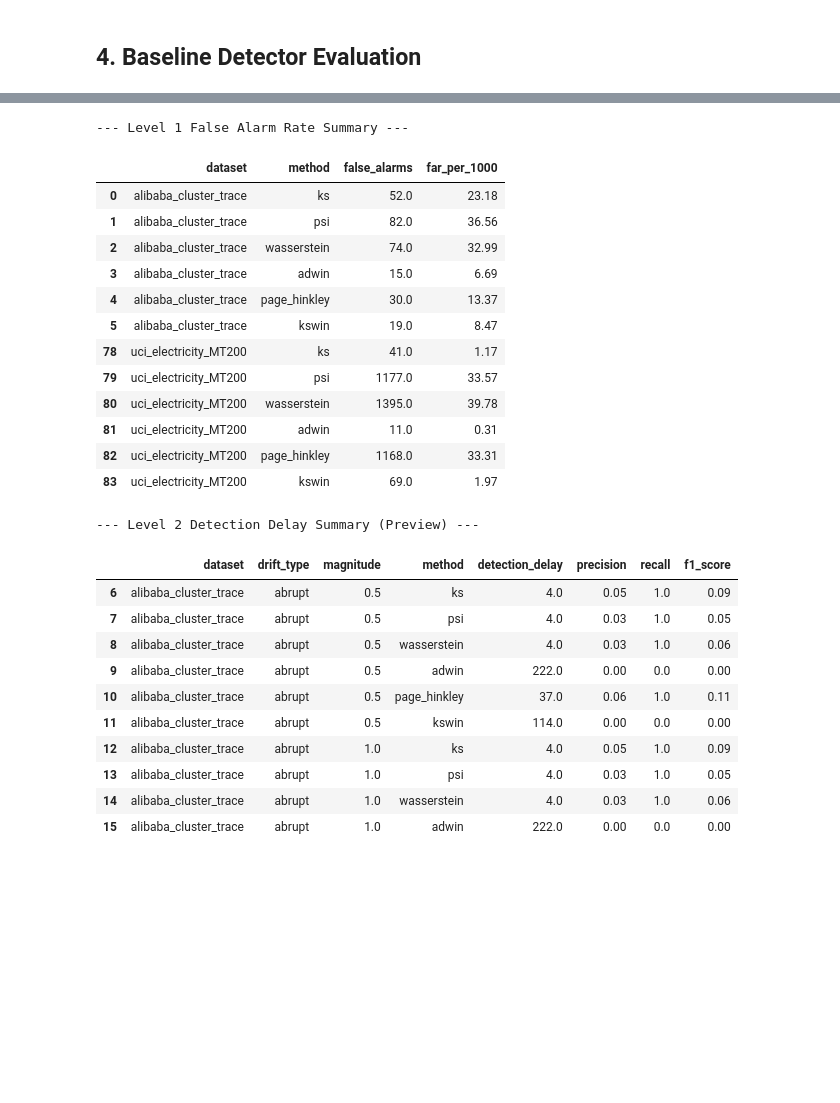
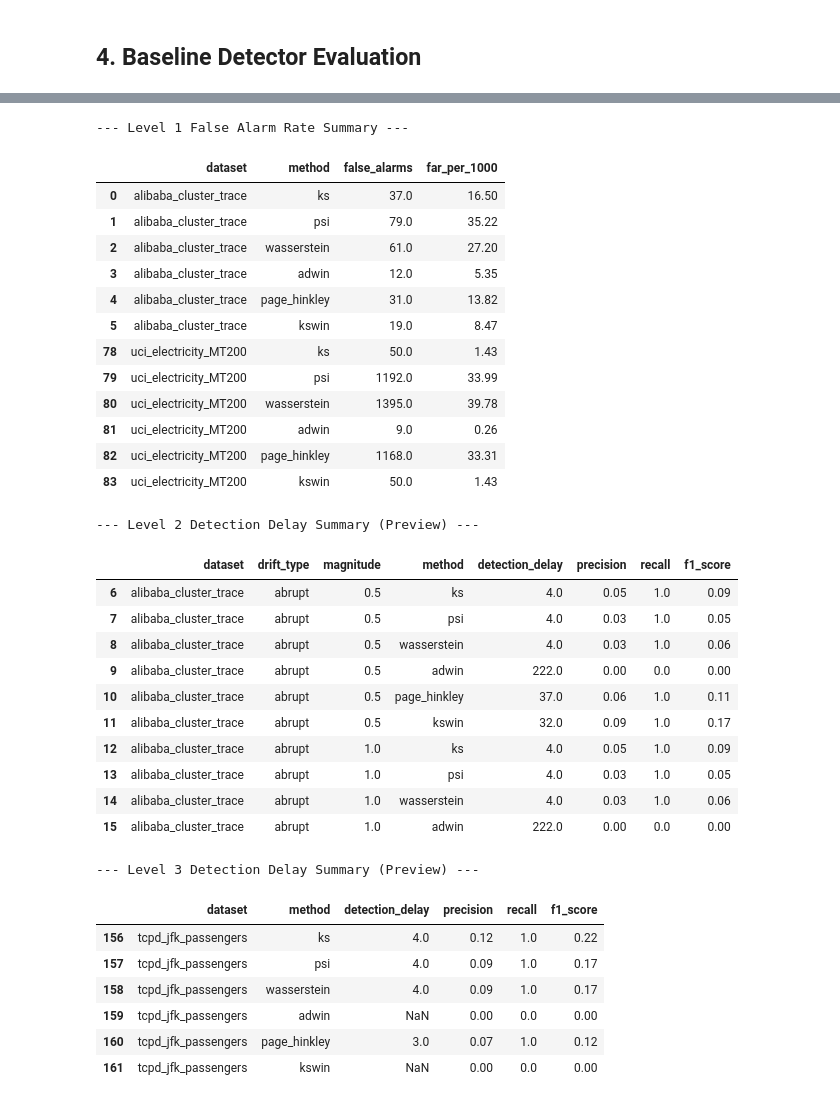
Before and after one commit to ElizPery/seasonality-drift-llm-backtest, a Jupyter notebook: notebooks/01_eda_and_baselines.ipynb, the cells around one changed output, grey strips where cells are left out. Cells and saved outputs as stored; diff of their text form; code cells hidden in the pictures; blank space fills up the shorter version.

```diff
--- a/notebooks/01_eda_and_baselines.ipynb
+++ b/notebooks/01_eda_and_baselines.ipynb
@@ -232,29 +260,33 @@ Evaluation complete! Baseline results saved to: ../data/processed/baseline_evalu
 # %%
 if not evaluation_df.empty:
     # Filter and display Level 1 FAR summary
     print("--- Level 1 False Alarm Rate Summary ---")
     display(evaluation_df[evaluation_df["level"] == 1][["dataset", "method", "false_alarms", "far_per_1000"]])
 
     # Filter and display Level 2 Detection Delay summary preview
     print("\n--- Level 2 Detection Delay Summary (Preview) ---")
     display(evaluation_df[evaluation_df["level"] == 2][["dataset", "drift_type", "magnitude", "method", "detection_delay", "precision", "recall", "f1_score"]].head(10))
+
+    # Filter and display Level 3 Detection Delay summary preview
+    print("\n--- Level 3 Detection Delay Summary (Preview) ---")
+    display(evaluation_df[evaluation_df["level"] == 3][["dataset", "method", "detection_delay", "precision", "recall", "f1_score"]].head(10))
 else:
     print("No evaluation results available yet. Ensure benchmarks are generated.")
 # %% [output]
 --- Level 1 False Alarm Rate Summary ---
 |  | dataset | method | false_alarms | far_per_1000 |
-| 0 | alibaba_cluster_trace | ks | 52.0 | 23.18 |
-| 1 | alibaba_cluster_trace | psi | 82.0 | 36.56 |
-| 2 | alibaba_cluster_trace | wasserstein | 74.0 | 32.99 |
-| 3 | alibaba_cluster_trace | adwin | 15.0 | 6.69 |
-| 4 | alibaba_cluster_trace | page_hinkley | 30.0 | 13.37 |
+| 0 | alibaba_cluster_trace | ks | 37.0 | 16.50 |
+| 1 | alibaba_cluster_trace | psi | 79.0 | 35.22 |
+| 2 | alibaba_cluster_trace | wasserstein | 61.0 | 27.20 |
+| 3 | alibaba_cluster_trace | adwin | 12.0 | 5.35 |
+| 4 | alibaba_cluster_trace | page_hinkley | 31.0 | 13.82 |
 | 5 | alibaba_cluster_trace | kswin | 19.0 | 8.47 |
-| 78 | uci_electricity_MT200 | ks | 41.0 | 1.17 |
-| 79 | uci_electricity_MT200 | psi | 1177.0 | 33.57 |
+| 78 | uci_electricity_MT200 | ks | 50.0 | 1.43 |
+| 79 | uci_electricity_MT200 | psi | 1192.0 | 33.99 |
 | 80 | uci_electricity_MT200 | wasserstein | 1395.0 | 39.78 |
-| 81 | uci_electricity_MT200 | adwin | 11.0 | 0.31 |
+| 81 | uci_electricity_MT200 | adwin | 9.0 | 0.26 |
 | 82 | uci_electricity_MT200 | page_hinkley | 1168.0 | 33.31 |
-| 83 | uci_electricity_MT200 | kswin | 69.0 | 1.97 |
+| 83 | uci_electricity_MT200 | kswin | 50.0 | 1.43 |
 --- Level 2 Detection Delay Summary (Preview) ---
 |  | dataset | drift_type | magnitude | method | detection_delay | precision | recall | f1_score |
 | 6 | alibaba_cluster_trace | abrupt | 0.5 | ks | 4.0 | 0.05 | 1.0 | 0.09 |
@@ -262,8 +294,16 @@ else:
 | 8 | alibaba_cluster_trace | abrupt | 0.5 | wasserstein | 4.0 | 0.03 | 1.0 | 0.06 |
 | 9 | alibaba_cluster_trace | abrupt | 0.5 | adwin | 222.0 | 0.00 | 0.0 | 0.00 |
 | 10 | alibaba_cluster_trace | abrupt | 0.5 | page_hinkley | 37.0 | 0.06 | 1.0 | 0.11 |
-| 11 | alibaba_cluster_trace | abrupt | 0.5 | kswin | 114.0 | 0.00 | 0.0 | 0.00 |
+| 11 | alibaba_cluster_trace | abrupt | 0.5 | kswin | 32.0 | 0.09 | 1.0 | 0.17 |
 | 12 | alibaba_cluster_trace | abrupt | 1.0 | ks | 4.0 | 0.05 | 1.0 | 0.09 |
 | 13 | alibaba_cluster_trace | abrupt | 1.0 | psi | 4.0 | 0.03 | 1.0 | 0.05 |
 | 14 | alibaba_cluster_trace | abrupt | 1.0 | wasserstein | 4.0 | 0.03 | 1.0 | 0.06 |
 | 15 | alibaba_cluster_trace | abrupt | 1.0 | adwin | 222.0 | 0.00 | 0.0 | 0.00 |
+--- Level 3 Detection Delay Summary (Preview) ---
+|  | dataset | method | detection_delay | precision | recall | f1_score |
+| 156 | tcpd_jfk_passengers | ks | 4.0 | 0.12 | 1.0 | 0.22 |
+| 157 | tcpd_jfk_passengers | psi | 4.0 | 0.09 | 1.0 | 0.17 |
+| 158 | tcpd_jfk_passengers | wasserstein | 4.0 | 0.09 | 1.0 | 0.17 |
+| 159 | tcpd_jfk_passengers | adwin | NaN | 0.00 | 0.0 | 0.00 |
+| 160 | tcpd_jfk_passengers | page_hinkley | 3.0 | 0.07 | 1.0 | 0.12 |
+| 161 | tcpd_jfk_passengers | kswin | NaN | 0.00 | 0.0 | 0.00 |
```
Also changed, not shown: parts of 5 cells of this notebook, 4 other files.
